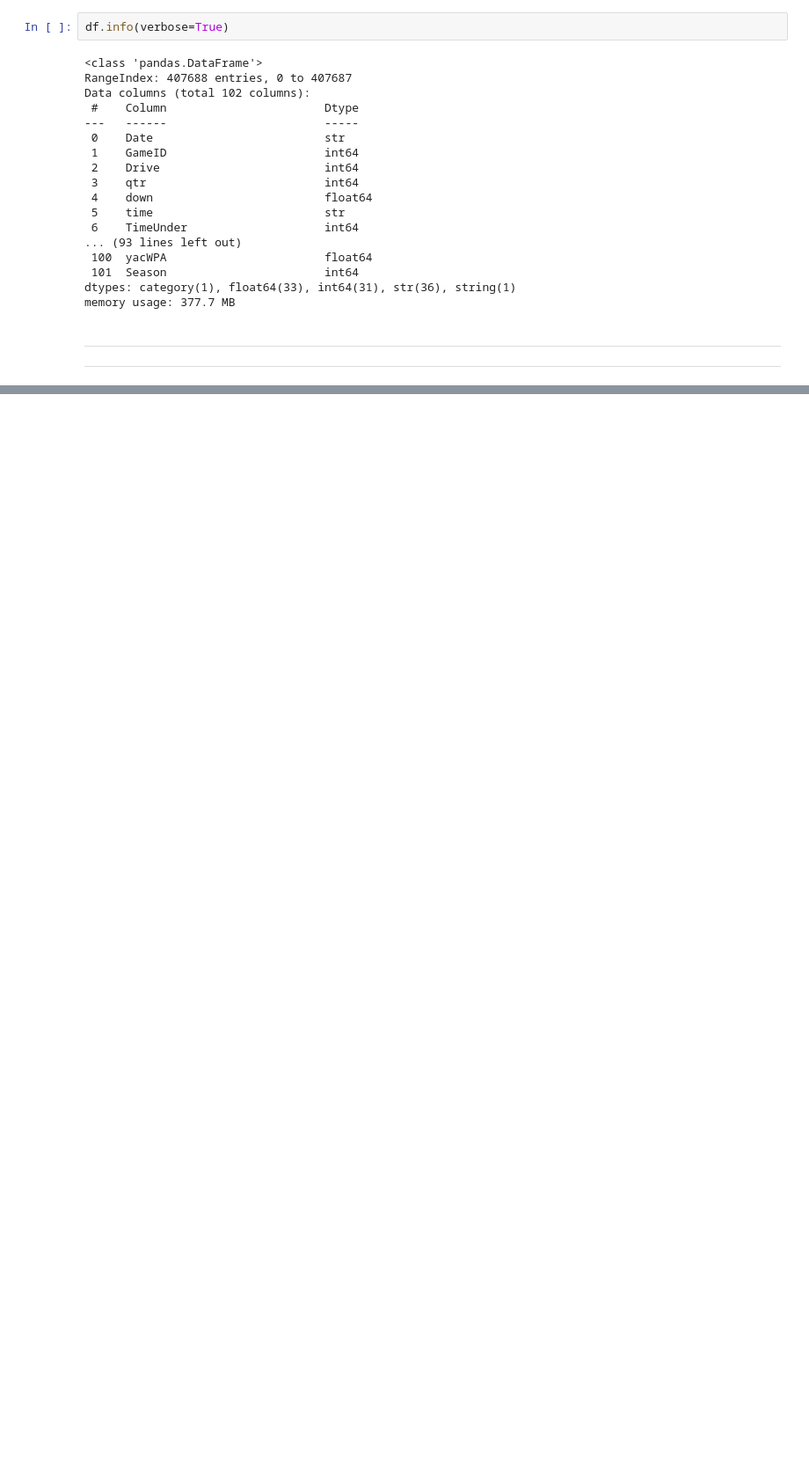
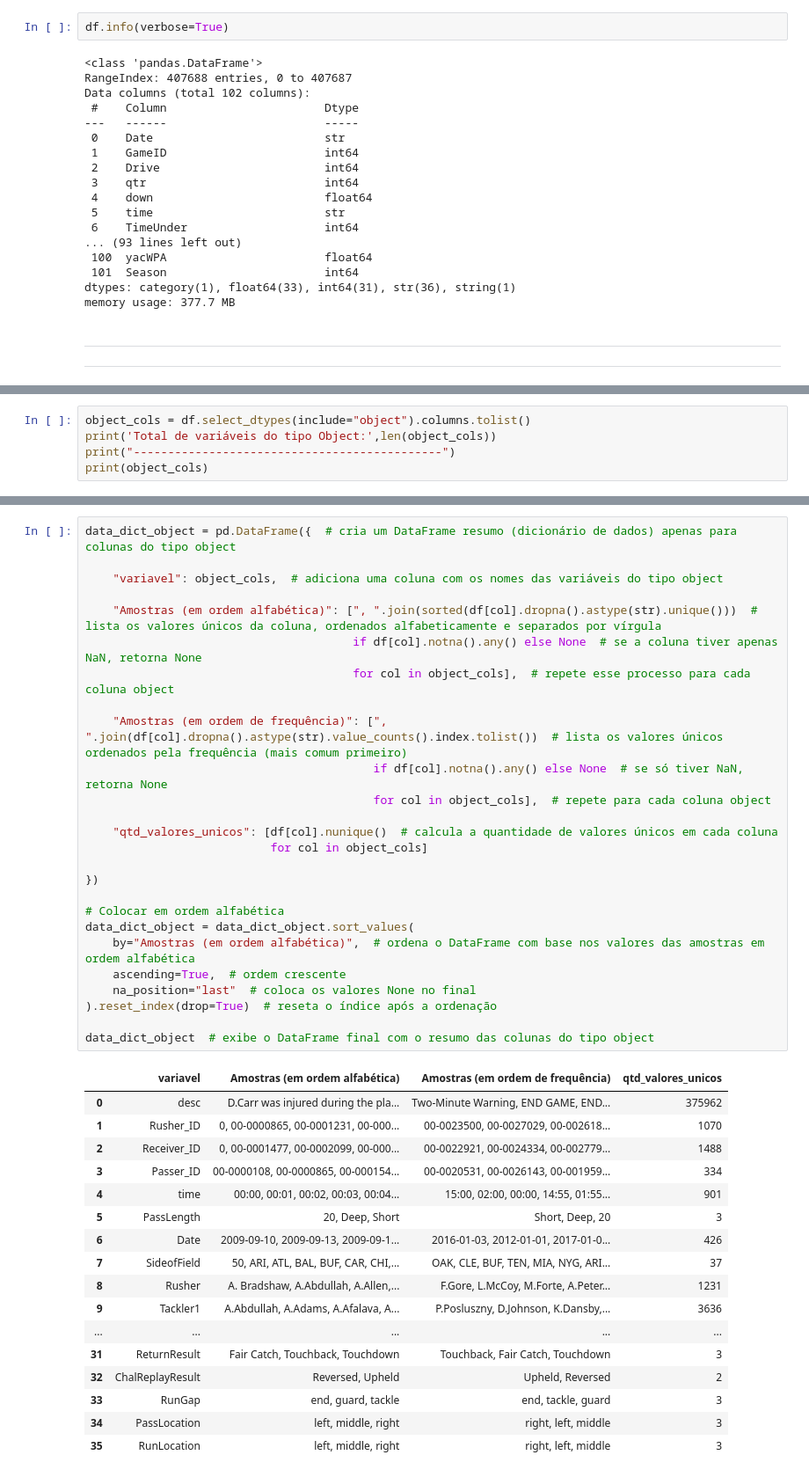
Before and after one commit to LeonardoGMoura/Aula-Arquitetura-de-dados, a Jupyter notebook: Notebook_nfl.ipynb, the cells around one changed output, grey strips where cells are left out. Shown at 88% size. Drawn from its saved outputs; the diff is of its cells as text; blank space fills up the shorter version.

```diff
--- a/Notebook_nfl.ipynb
+++ b/Notebook_nfl.ipynb
@@ -380,0 +341,5 @@ memory usage: 377.7 MB
+# %%
+object_cols = df.select_dtypes(include="object").columns.tolist()
+print('Total de variáveis do tipo Object:',len(object_cols))
+print("---------------------------------------------")
+print(object_cols)
@@ -380,0 +354,44 @@ memory usage: 377.7 MB
+# %%
+data_dict_object = pd.DataFrame({  # cria um DataFrame resumo (dicionário de dados) apenas para colunas do tipo object
+
+    "variavel": object_cols,  # adiciona uma coluna com os nomes das variáveis do tipo object
+
+    "Amostras (em ordem alfabética)": [", ".join(sorted(df[col].dropna().astype(str).unique()))  # lista os valores únicos da coluna, ordenados alfabeticamente e separados por vírgula
+                                       if df[col].notna().any() else None  # se a coluna tiver apenas NaN, retorna None
+                                       for col in object_cols],  # repete esse processo para cada coluna object
+
+    "Amostras (em ordem de frequência)": [", ".join(df[col].dropna().astype(str).value_counts().index.tolist())  # lista os valores únicos ordenados pela frequência (mais comum primeiro)
+                                          if df[col].notna().any() else None  # se só tiver NaN, retorna None
+                                          for col in object_cols],  # repete para cada coluna object
+
+    "qtd_valores_unicos": [df[col].nunique()  # calcula a quantidade de valores únicos em cada coluna
+                           for col in object_cols]
+
+})
+
+# Colocar em ordem alfabética
+data_dict_object = data_dict_object.sort_values(
+    by="Amostras (em ordem alfabética)",  # ordena o DataFrame com base nos valores das amostras em ordem alfabética
+    ascending=True,  # ordem crescente
+    na_position="last"  # coloca os valores None no final
+).reset_index(drop=True)  # reseta o índice após a ordenação
+
+data_dict_object  # exibe o DataFrame final com o resumo das colunas do tipo object
+# %% [output]
+|  | variavel | Amostras (em ordem alfabética) | Amostras (em ordem de frequência) | qtd_valores_unicos |
+| 0 | desc | D.Carr was injured during the pla... | Two-Minute Warning, END GAME, END... | 375962 |
+| 1 | Rusher_ID | 0, 00-0000865, 00-0001231, 00-000... | 00-0023500, 00-0027029, 00-002618... | 1070 |
+| 2 | Receiver_ID | 0, 00-0001477, 00-0002099, 00-000... | 00-0022921, 00-0024334, 00-002779... | 1488 |
+| 3 | Passer_ID | 00-0000108, 00-0000865, 00-000154... | 00-0020531, 00-0026143, 00-001959... | 334 |
+| 4 | time | 00:00, 00:01, 00:02, 00:03, 00:04... | 15:00, 02:00, 00:00, 14:55, 01:55... | 901 |
+| 5 | PassLength | 20, Deep, Short | Short, Deep, 20 | 3 |
+| 6 | Date | 2009-09-10, 2009-09-13, 2009-09-1... | 2016-01-03, 2012-01-01, 2017-01-0... | 426 |
+| 7 | SideofField | 50, ARI, ATL, BAL, BUF, CAR, CHI,... | OAK, CLE, BUF, TEN, MIA, NYG, ARI... | 37 |
+| 8 | Rusher | A. Bradshaw, A.Abdullah, A.Allen,... | F.Gore, L.McCoy, M.Forte, A.Peter... | 1231 |
+| 9 | Tackler1 | A.Abdullah, A.Adams, A.Afalava, A... | P.Posluszny, D.Johnson, K.Dansby,... | 3636 |
+| ... | ... | ... | ... | ... |
+| 31 | ReturnResult | Fair Catch, Touchback, Touchdown | Touchback, Fair Catch, Touchdown | 3 |
+| 32 | ChalReplayResult | Reversed, Upheld | Upheld, Reversed | 2 |
+| 33 | RunGap | end, guard, tackle | end, tackle, guard | 3 |
+| 34 | PassLocation | left, middle, right | right, left, middle | 3 |
+| 35 | RunLocation | left, middle, right | right, left, middle | 3 |
```
Also changed, not shown: parts of 57 cells of this notebook, 1 other file.
